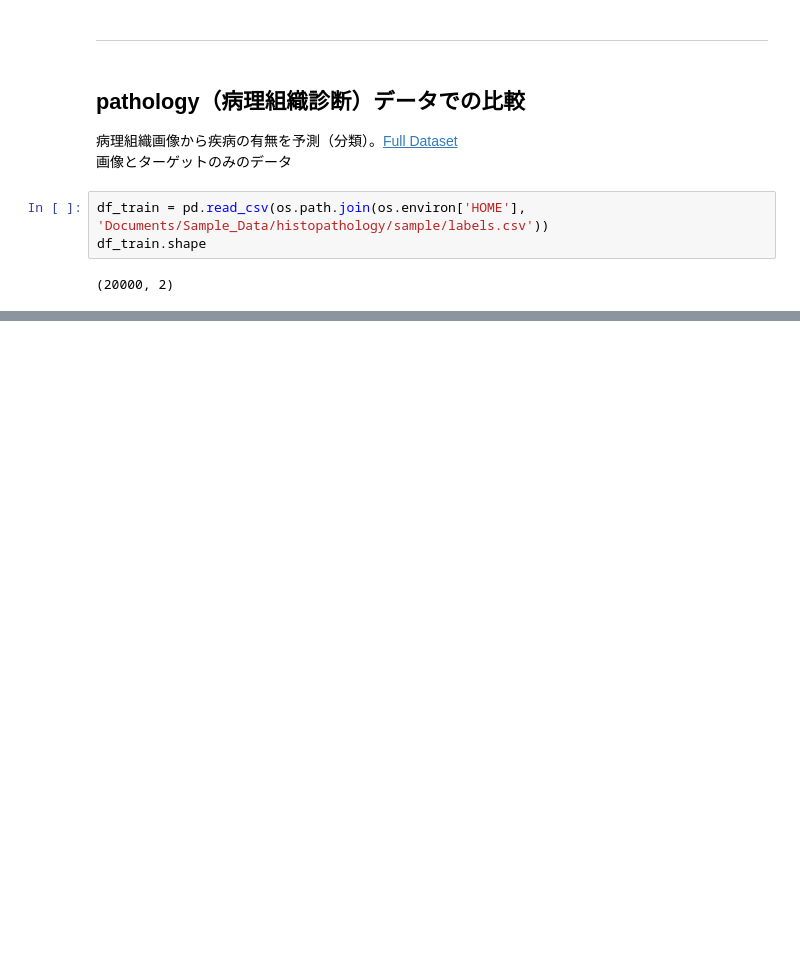
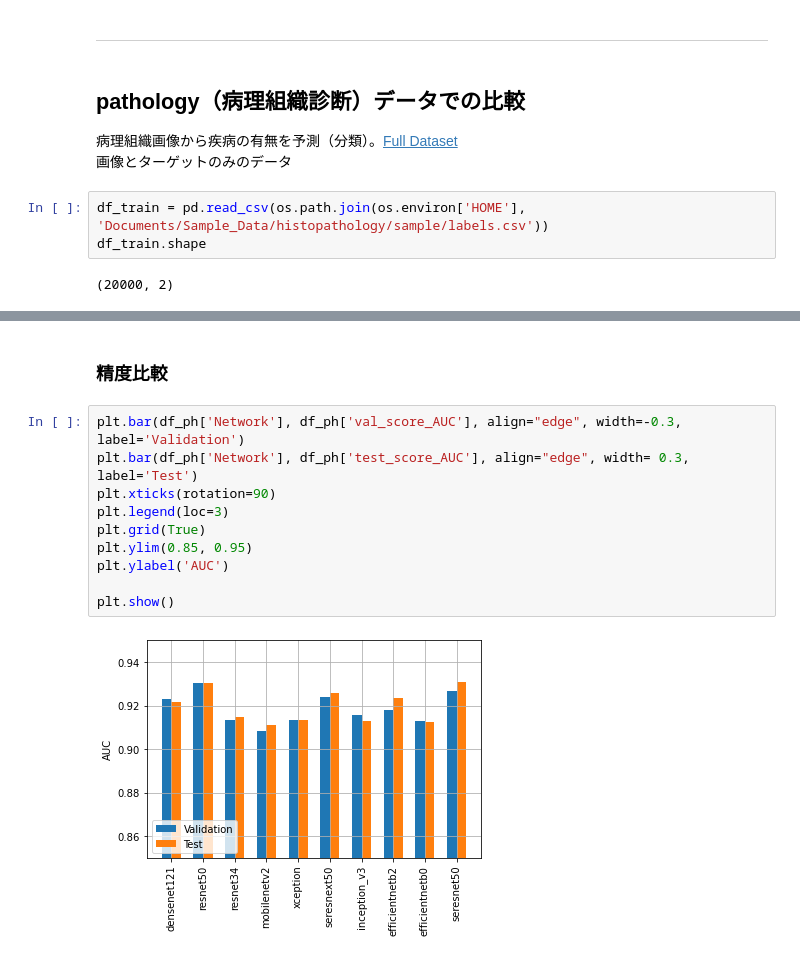
Before and after one commit to yukismd/Driverless_AI_ClientAccess, a Jupyter notebook: Experiment/dl_archtect_test_result.ipynb, the cells around one changed output, grey strips where cells are left out. Saved outputs shown, nothing was run; the diff lists cells and outputs as text; blank space fills up the shorter version.

Commit message:
complete dl_archtect_test_result.ipynb 2

```diff
--- a/Experiment/dl_archtect_test_result.ipynb
+++ b/Experiment/dl_archtect_test_result.ipynb
@@ -268,0 +257,14 @@ plt.show()
+# %% [markdown]
+### 精度比較
+# %%
+plt.bar(df_ph['Network'], df_ph['val_score_AUC'], align="edge", width=-0.3, label='Validation')
+plt.bar(df_ph['Network'], df_ph['test_score_AUC'], align="edge", width= 0.3, label='Test')
+plt.xticks(rotation=90)
+plt.legend(loc=3)
+plt.grid(True)
+plt.ylim(0.85, 0.95)
+plt.ylabel('AUC')
+
+plt.show()
+# %% [output]
+[figure, added]
```
Also changed, not shown: parts of 23 cells of this notebook.
